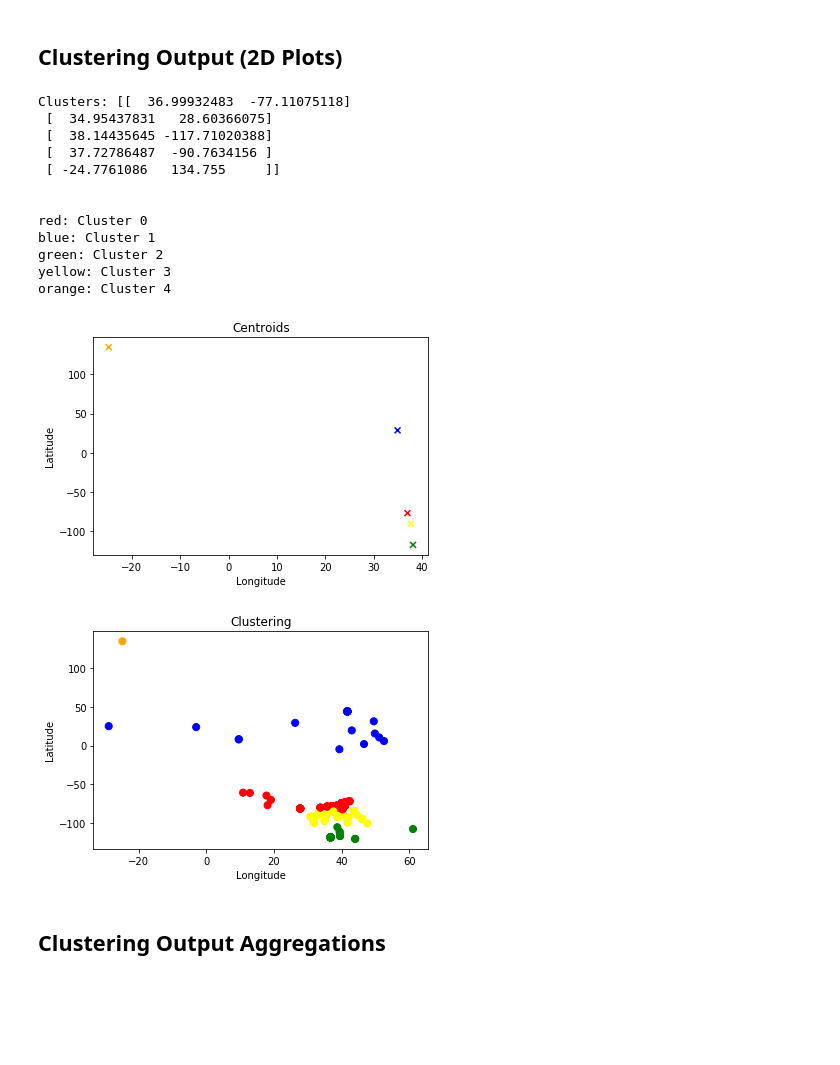
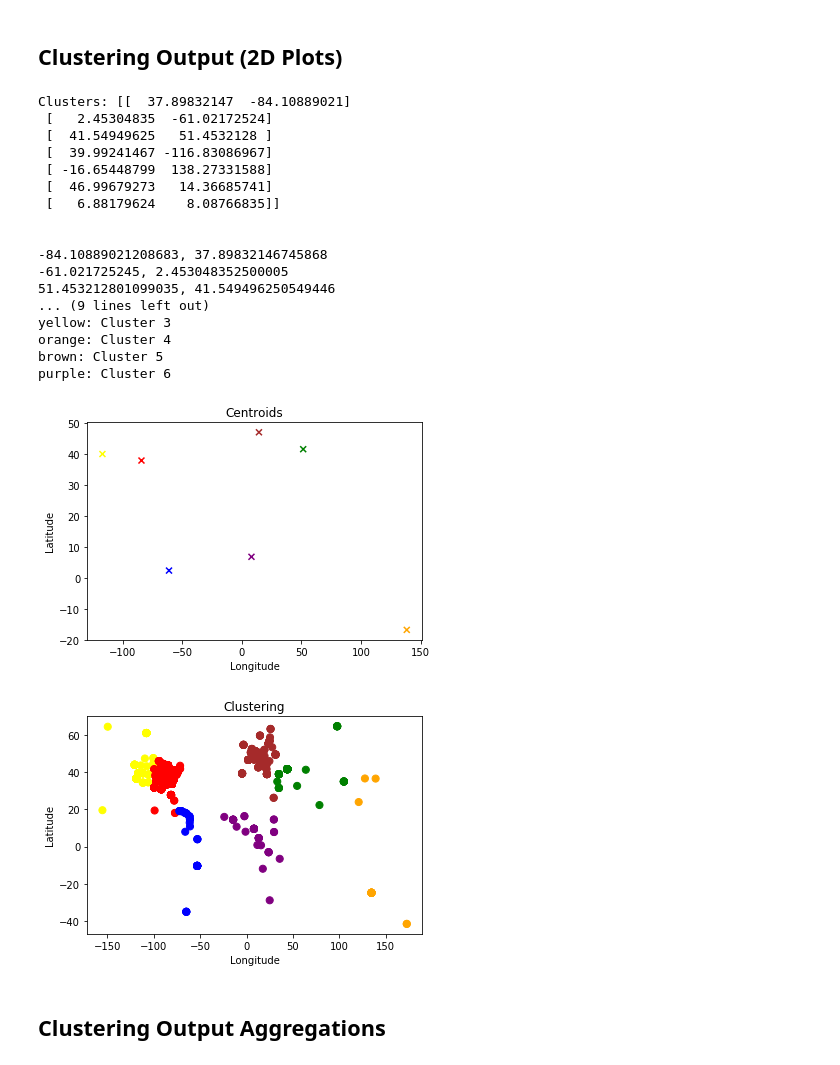
Before and after one commit to vivvvli/nba-draft-analysis, a Jupyter notebook: clustering-location.ipynb, the cells around one changed output. Drawn from its saved outputs; the diff is of its cells as text; code cells hidden in the pictures; blank space fills up the shorter version.

Commit message:
Removed bug in scraper resulting in mixed up longitude and latitude, removed formatting error in clustering notebooks

```diff
--- a/clustering-location.ipynb
+++ b/clustering-location.ipynb
@@ -26,11 +26,11 @@ for sheet_name in xls.sheet_names:
 # %% [markdown]
 ## Initialize Parameters
 # %%
-num_clusters = 5
-max_draft_selection = 30
-positions = ['Center', 'Point']
+num_clusters = 7
+max_draft_selection = 60
+positions = []
 start_year = 1990
-end_year = 2000
+end_year = 2020
 color_theme = np.array(['red','blue','green', 'yellow', 'orange', 'brown', 'purple', 'teal', 'dark blue', 'dark green'])
 # %% [markdown]
 ## Clean, Partition, Transform Data
@@ -41,15 +41,18 @@ for i in range(start_year, end_year):
 
 percentages_df = pd.concat(df)
 percentages_df = percentages_df[percentages_df['Pk']  <= max_draft_selection]
+if len(positions) != 0:
+    percentages_df = percentages_df[percentages_df['position'].isin(positions)]
 loc_df = percentages_df.iloc[:, -2:]
 loc_df = loc_df.dropna()
+loc_df['bp_latitude'] = loc_df.bp_latitude.apply(lambda x: parse(x))
 loc_df['bp_longitude'] = loc_df.bp_longitude.apply(lambda x: parse(x))
-loc_df['bp_latitude'] = loc_df.bp_latitude.apply(lambda x: parse(x))
 loc_df_with_years = percentages_df.iloc[:, list(range(50,52)) + [-3]]
+loc_df_with_years = loc_df_with_years.dropna()
 data = loc_df.to_numpy()
 clustering  = KMeans(n_clusters=num_clusters,random_state=5)
 clustering.fit(data)
-loc_df.columns = ['Longitude','Latitude']
+loc_df.columns = ['Latitude','Longitude']
 # %% [markdown]
 ## Elbow Method
 # %%
@@ -71,37 +74,45 @@ plt.show()
 # %%
 centroids = clustering.cluster_centers_
 print('Clusters: {}'.format(centroids))
+print('\n')
+for i in range(len(centroids)):
+    print('{}, {}'.format(centroids[i][1], centroids[i][0]))
 print('\n')
 t = np.arange(num_clusters)
 for i in range(len(centroids)):
     print('{}: Cluster {}'.format(color_theme[i], i))
 
-plt.scatter(centroids[:,0], centroids[:,1], marker="x", c=color_theme[t])
+plt.scatter(centroids[:,1], centroids[:,0], marker="x", c=color_theme[t])
 plt.title('Centroids')
 plt.xlabel('Longitude')
 plt.ylabel('Latitude')
 plt.show()
 
 plt.scatter(x=loc_df.Longitude,y=loc_df.Latitude,c=color_theme[clustering.labels_],s=50)
 plt.title('Clustering')
 plt.xlabel('Longitude')
 plt.ylabel('Latitude')
 plt.show()
 # %% [output]
-Clusters: [[  36.99932483  -77.11075118]
- [  34.95437831   28.60366075]
- [  38.14435645 -117.71020388]
- [  37.72786487  -90.7634156 ]
- [ -24.7761086   134.755     ]]
+Clusters: [[  37.89832147  -84.10889021]
+ [   2.45304835  -61.02172524]
+ [  41.54949625   51.4532128 ]
+ [  39.99241467 -116.83086967]
+ [ -16.65448799  138.27331588]
+ [  46.99679273   14.36685741]
+ [   6.88179624    8.08766835]]
 
 
-red: Cluster 0
-blue: Cluster 1
-green: Cluster 2
+-84.10889021208683, 37.89832146745868
+-61.021725245, 2.453048352500005
+51.453212801099035, 41.549496250549446
+... (9 lines left out)
 yellow: Cluster 3
 orange: Cluster 4
+brown: Cluster 5
+purple: Cluster 6
-[figure, old version]
+[figure, new version]
-[figure, old version]
+[figure, new version]
 # %% [markdown]
 ##  Clustering Output Aggregations
 # %%
```
Also changed, not shown: parts of 3 cells of this notebook, 1 other file.
